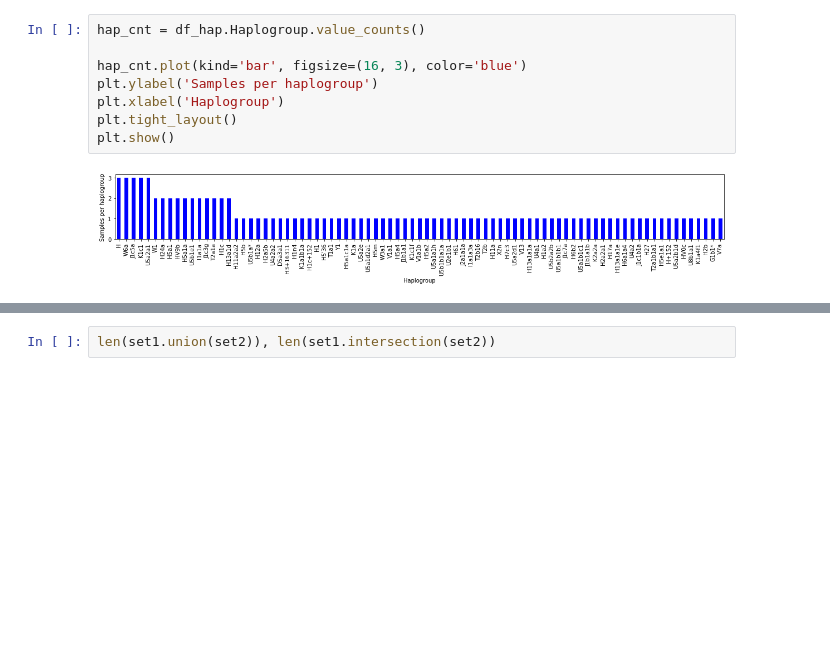
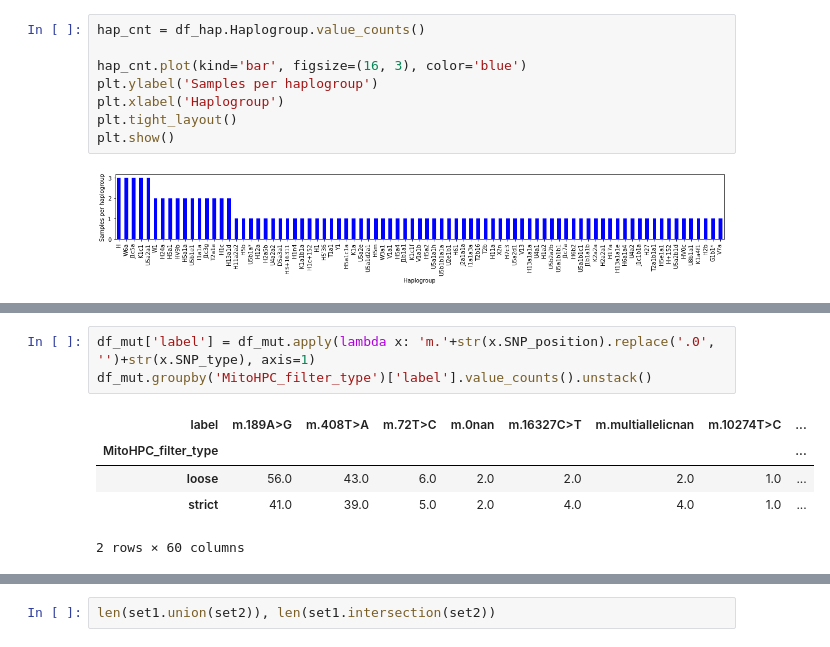
Before and after one commit to mitoclub/MCPA_osteoarthritic, a Jupyter notebook: scripts/haplogroup_analyse.ipynb, the cells around one changed output, grey strips where cells are left out. Drawn from its saved outputs; the diff is of its cells as text; blank space fills up the shorter version.

```diff
--- a/scripts/haplogroup_analyse.ipynb
+++ b/scripts/haplogroup_analyse.ipynb
@@ -72,3 +81,12 @@ df_mut
+# %%
+df_mut['label'] = df_mut.apply(lambda x: 'm.'+str(x.SNP_position).replace('.0', '')+str(x.SNP_type), axis=1)
+df_mut.groupby('MitoHPC_filter_type')['label'].value_counts().unstack()
+# %% [output]
+| label | m.189A>G | m.408T>A | m.72T>C | m.0nan | m.16327C>T | m.multiallelicnan | m.10274T>C | ... |
+| MitoHPC_filter_type |  |  |  |  |  |  |  | ... |
+| loose | 56.0 | 43.0 | 6.0 | 2.0 | 2.0 | 2.0 | 1.0 | ... |
+| strict | 41.0 | 39.0 | 5.0 | 2.0 | 4.0 | 4.0 | 1.0 | ... |
+2 rows × 60 columns
 # %%
 df_mut.loc[[122, 269, 367, 402]]
 # %% [output]
```
Also changed, not shown: parts of 5 cells of this notebook, 1 other file.
